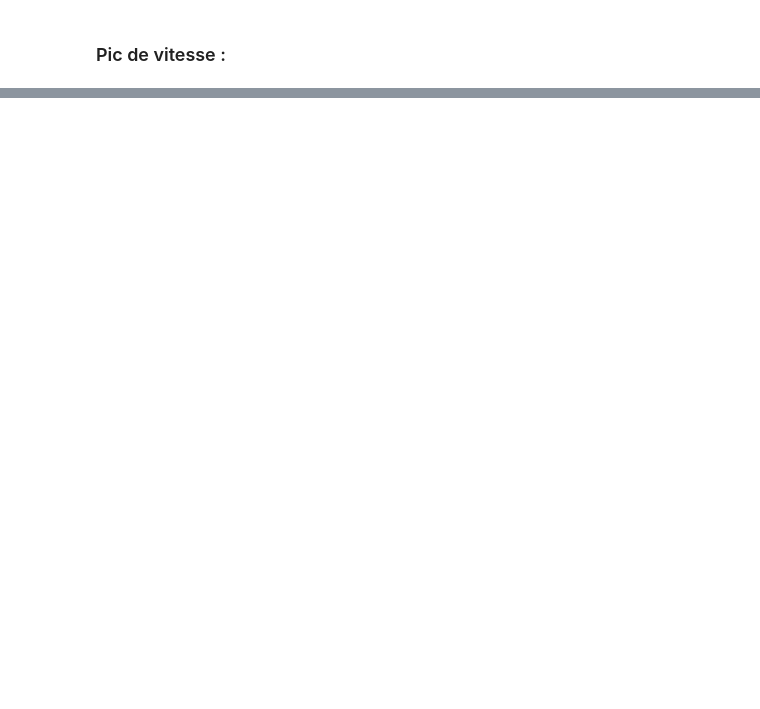
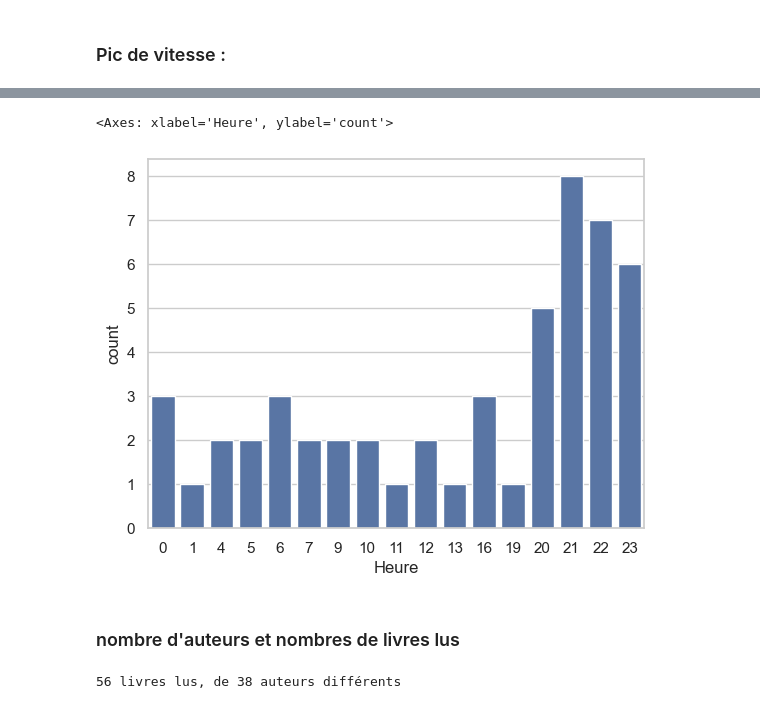
Before and after one commit to ChrisOlv/book_data_analysis, a Jupyter notebook: dataviz/dataviz.ipynb, the cells around one changed output, grey strips where cells are left out. Saved outputs shown, nothing was run; the diff lists cells and outputs as text; code cells hidden in the pictures; blank space fills up the shorter version.

```diff
--- a/dataviz/dataviz.ipynb
+++ b/dataviz/dataviz.ipynb
@@ -510,17 +462,17 @@ Faire un group by, date lecture :
 df_stat['date lecture'] = pd.to_datetime(df_stat['date lecture'], format='%Y-%m-%d')
 
 # Joindre df_stat avec df_book_updated pour inclure le nom des livres
-df_stat = df_stat.merge(df_book_updated, left_on='id_book', right_on='id', how='left')
+df_stat2 = df_stat.merge(df_book_updated, left_on='id_book', right_on='id', how='left')
 
 # Agréger les données par 'date lecture'
-agg_data = df_stat.groupby('date lecture').agg({
+agg_data = df_stat2.groupby('date lecture').agg({
     'Temps de lecture en minute': 'sum',
     'page': 'nunique',
     'id_book': 'nunique'
 }).reset_index()
 
 # Ajouter la liste des id_book et des titres pour chaque date de lecture
-book_ids_titles_by_date = df_stat.groupby('date lecture').apply(
+book_ids_titles_by_date = df_stat2.groupby('date lecture').apply(
     lambda x: ', '.join(sorted(set(f"{row['id_book']} ({row['Titre']})" for _, row in x.iterrows())))
 ).reset_index()
 
@@ -570,0 +536,19 @@ merged_data.sort_values('Temps de lecture en minute', ascending=False).head(10)
+# %%
+# Ajouter les colonnes 'id_book' et 'Titre' avec valeurs uniques pour chaque groupe
+def concatenate_unique_values(series):
+    return ', '.join(sorted(set(map(str, series))))
+
+books_info = df_stat2.groupby(['date lecture', 'Heure']).apply(
+    lambda x: pd.Series({
+        'id_books': concatenate_unique_values(x['id_book']),
+        'Titres': concatenate_unique_values(x['Titre'])
+    })
+).reset_index()
+
+# Fusionner les deux DataFrames
+result = pd.merge(agg_data_pic_vitesse, books_info, on=['date lecture', 'Heure'])
+
+# Renommer les colonnes pour plus de clarté (si nécessaire)
+result.columns = ['date lecture', 'Heure', 'Nombre de pages', 'Temps passé sur la page en seconde', 'Temps de lecture en minute', 'id_books', 'Titres']
+
+# Afficher le ré
@@ -570,0 +557,6 @@ merged_data.sort_values('Temps de lecture en minute', ascending=False).head(10)
+# %%
+result["page à la minute"] = (result["Nombre de pages"] / (result["Temps de lecture en minute"] )).round(2)
+
+# faire un head de result trié par page à la minute, uniquement quand page supérieur à 60
+result[result["Nombre de pages"] > 60].sort_values(by='page à la minute', ascending=False).head(100)
+# result.sort_values(by='page', ascending=False).head(10)
@@ -570,0 +581,18 @@ merged_data.sort_values('Temps de lecture en minute', ascending=False).head(10)
+# %%
+# plot le nombre de fois où chaque heure apparait pour "result[result["Nombre de pages"] > 60].sort_values(by='page à la minute', ascending=False).head(100)"
+sns.countplot(x='Heure', data=result[result["Nombre de pages"] > 60].sort_values(by='page à la minute', ascending=False).head(100))
+# %% [output]
+<Axes: xlabel='Heure', ylabel='count'>
+[figure, added]
+# %% [markdown]
+### nombre d'auteurs et nombres de livres lus
+# %%
+# print le nombre de lignes de df_book_updated
+nb_livres_lus = df_book_streamlit.shape[0]
+# print le nombre d'Auteurs lus de df_book_updated
+nb_auteurs_lus = df_book_streamlit["Auteurs"].nunique()
+
+
+print(f"{nb_livres_lus} livres lus, de {nb_auteurs_lus} auteurs différents")
+# %% [output]
+56 livres lus, de 38 auteurs différents
```
Also changed, not shown: parts of 13 cells of this notebook, 3 other files.
